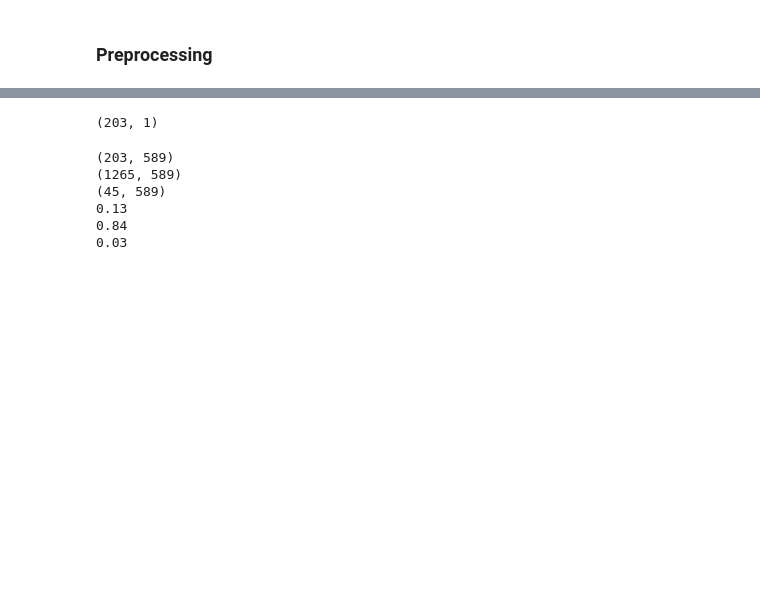
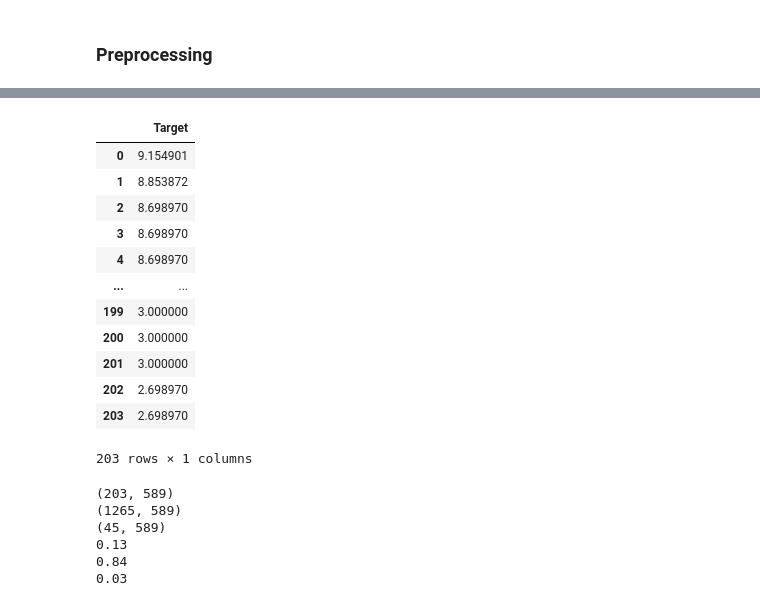
Before and after one commit to mateugazi/czasteczkowa-inzynierka, a Jupyter notebook: experiments/BACE/BACE_comparison.ipynb, the cells around one changed output, grey strips where cells are left out. Cells and saved outputs as stored; diff of their text form; code cells hidden in the pictures; blank space fills up the shorter version.

```diff
--- a/experiments/BACE/BACE_comparison.ipynb
+++ b/experiments/BACE/BACE_comparison.ipynb
@@ -78,7 +89,19 @@ df_classification.shape
 # %%
-y_train_regre.shape
+y_train_regre
 # %% [output]
+|  | Target |
+| 0 | 9.154901 |
+| 1 | 8.853872 |
+| 2 | 8.698970 |
+| 3 | 8.698970 |
+| 4 | 8.698970 |
+| ... | ... |
+| 199 | 3.000000 |
+| 200 | 3.000000 |
+| 201 | 3.000000 |
+| 202 | 2.698970 |
+| 203 | 2.698970 |
-(203, 1)
+203 rows × 1 columns
 # %%
 print(X_train_class.shape)
 print(X_test_class.shape)
```
Also changed, not shown: parts of 10 cells of this notebook, 4 other files.
